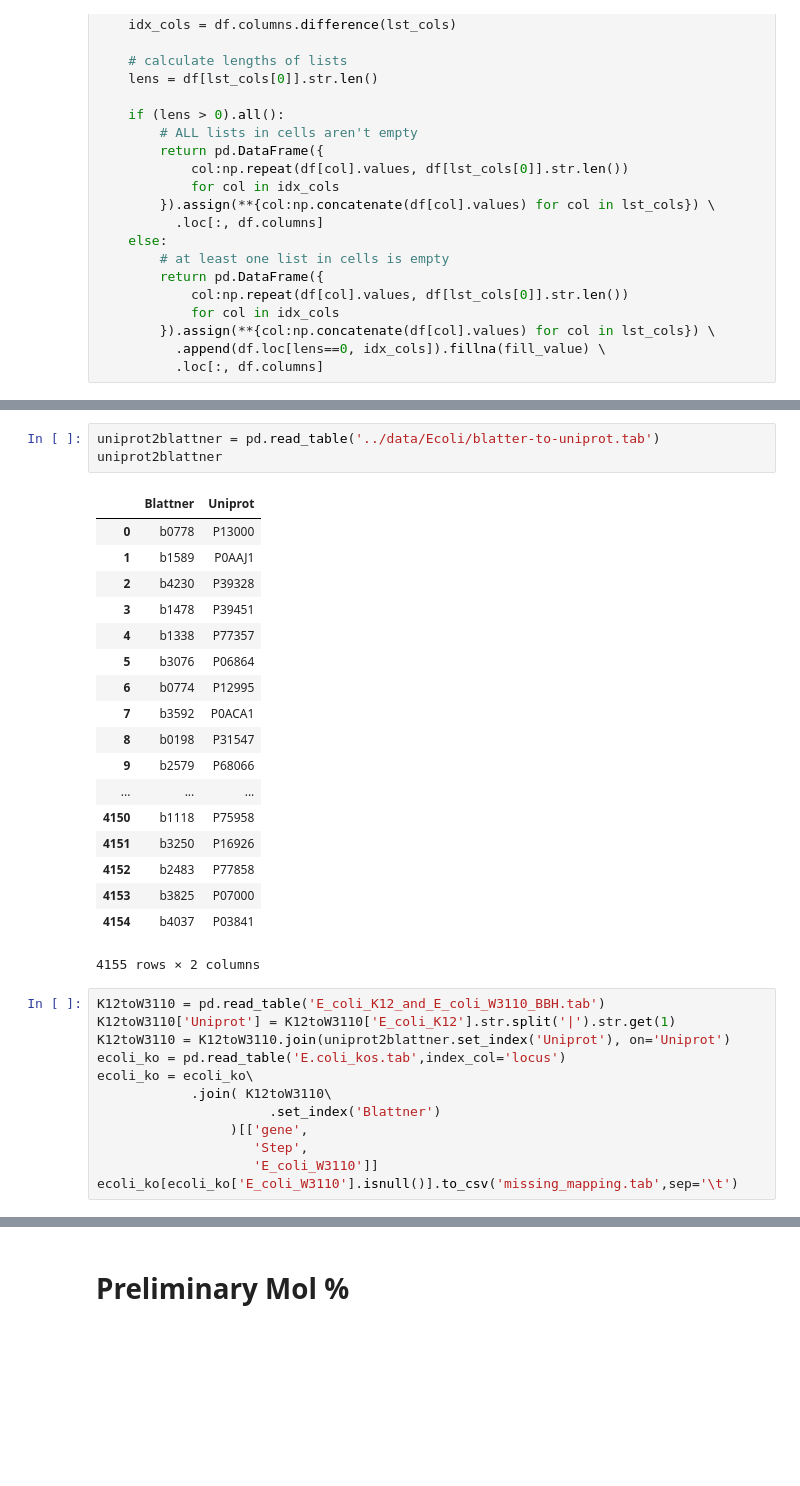
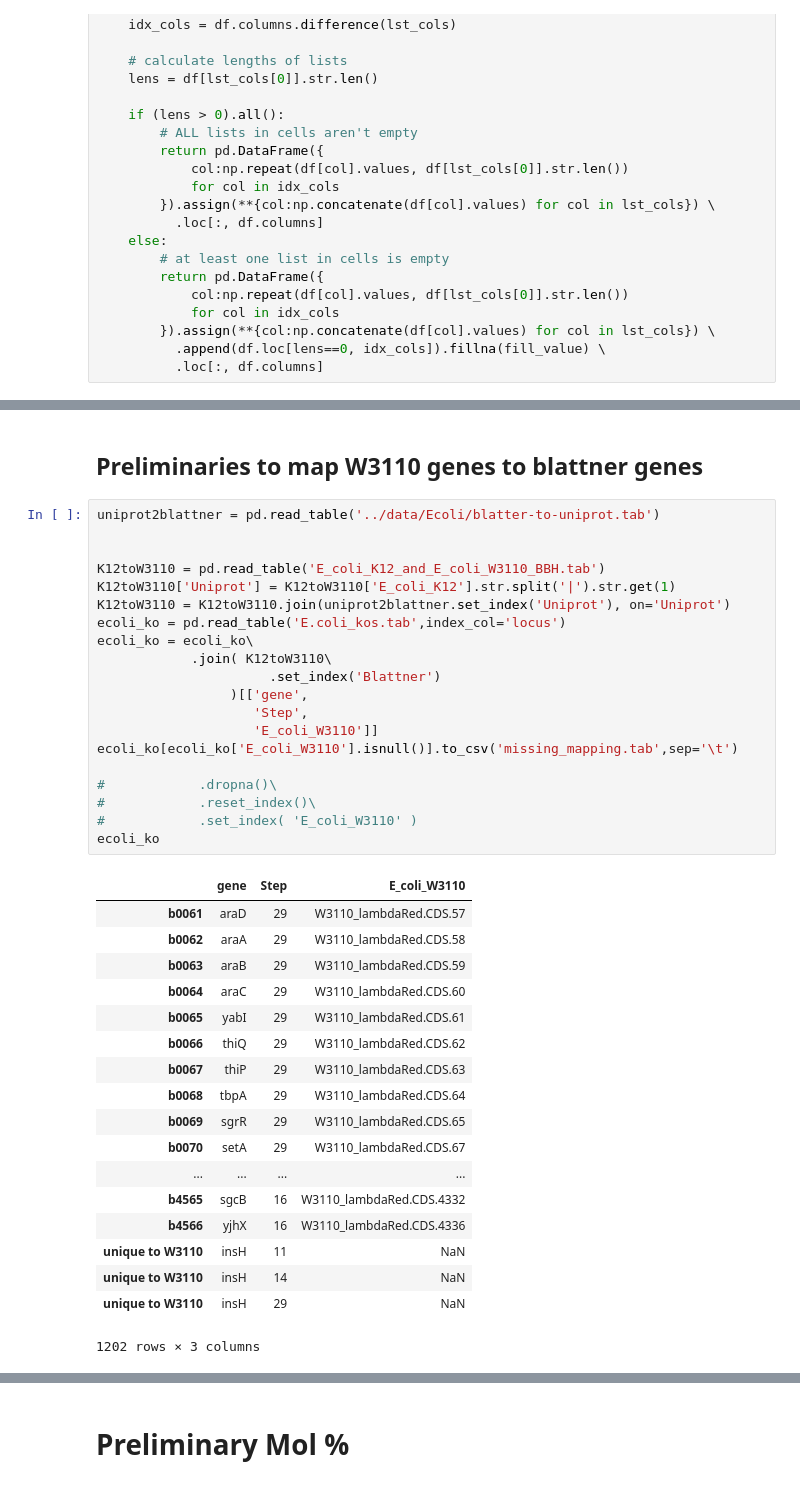
Before and after one commit to djinnome/MaxMass, a Jupyter notebook: src/CCO/CCO iBAQ.ipynb, the cells around one changed output, grey strips where cells are left out. Cells and saved outputs as stored; diff of their text form; blank space fills up the shorter version.

```diff
--- a/src/CCO/CCO iBAQ.ipynb
+++ b/src/CCO/CCO iBAQ.ipynb
@@ -61,34 +41,41 @@ import pandas as pd
-# %%
-uniprot2blattner = pd.read_table('../data/Ecoli/blatter-to-uniprot.tab')
-uniprot2blattner
-# %% [output]
-|  | Blattner | Uniprot |
-| 0 | b0778 | P13000 |
-| 1 | b1589 | P0AAJ1 |
-| 2 | b4230 | P39328 |
-| 3 | b1478 | P39451 |
-| 4 | b1338 | P77357 |
-| 5 | b3076 | P06864 |
-| 6 | b0774 | P12995 |
-| 7 | b3592 | P0ACA1 |
-| 8 | b0198 | P31547 |
-| 9 | b2579 | P68066 |
-| ... | ... | ... |
-| 4150 | b1118 | P75958 |
-| 4151 | b3250 | P16926 |
-| 4152 | b2483 | P77858 |
-| 4153 | b3825 | P07000 |
-| 4154 | b4037 | P03841 |
-4155 rows × 2 columns
+# %% [markdown]
+## Preliminaries to map W3110 genes to blattner genes
 # %%
+uniprot2blattner = pd.read_table('../data/Ecoli/blatter-to-uniprot.tab')
+
+
 K12toW3110 = pd.read_table('E_coli_K12_and_E_coli_W3110_BBH.tab')
 K12toW3110['Uniprot'] = K12toW3110['E_coli_K12'].str.split('|').str.get(1)
 K12toW3110 = K12toW3110.join(uniprot2blattner.set_index('Uniprot'), on='Uniprot')
 ecoli_ko = pd.read_table('E.coli_kos.tab',index_col='locus')
 ecoli_ko = ecoli_ko\
             .join( K12toW3110\
                       .set_index('Blattner')
                  )[['gene',
                     'Step',
                     'E_coli_W3110']]
 ecoli_ko[ecoli_ko['E_coli_W3110'].isnull()].to_csv('missing_mapping.tab',sep='\t')
+
+#            .dropna()\
+#            .reset_index()\
+#            .set_index( 'E_coli_W3110' )
+ecoli_ko
+# %% [output]
+|  | gene | Step | E_coli_W3110 |
+| b0061 | araD | 29 | W3110_lambdaRed.CDS.57 |
+| b0062 | araA | 29 | W3110_lambdaRed.CDS.58 |
+| b0063 | araB | 29 | W3110_lambdaRed.CDS.59 |
+| b0064 | araC | 29 | W3110_lambdaRed.CDS.60 |
+| b0065 | yabI | 29 | W3110_lambdaRed.CDS.61 |
+| b0066 | thiQ | 29 | W3110_lambdaRed.CDS.62 |
+| b0067 | thiP | 29 | W3110_lambdaRed.CDS.63 |
+| b0068 | tbpA | 29 | W3110_lambdaRed.CDS.64 |
+| b0069 | sgrR | 29 | W3110_lambdaRed.CDS.65 |
+| b0070 | setA | 29 | W3110_lambdaRed.CDS.67 |
+| ... | ... | ... | ... |
+| b4565 | sgcB | 16 | W3110_lambdaRed.CDS.4332 |
+| b4566 | yjhX | 16 | W3110_lambdaRed.CDS.4336 |
+| unique to W3110 | insH | 11 | NaN |
+| unique to W3110 | insH | 14 | NaN |
+| unique to W3110 | insH | 29 | NaN |
+1202 rows × 3 columns
```
Also changed, not shown: parts of 11 cells of this notebook, 1 other file.
